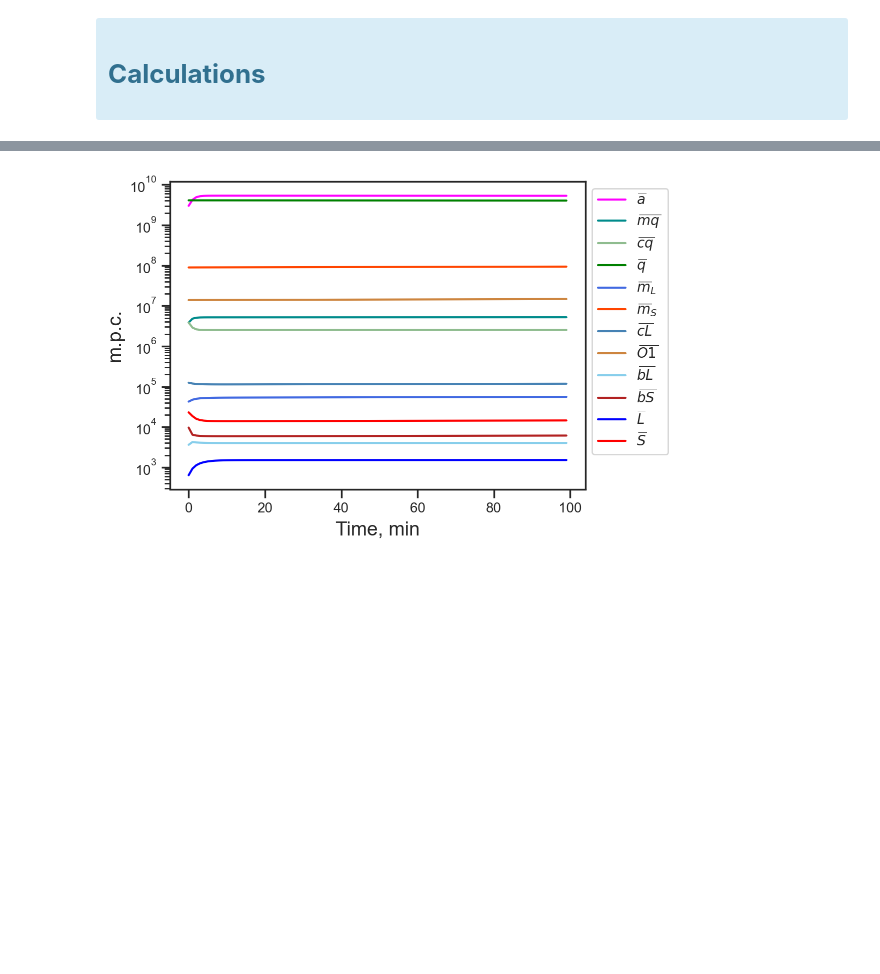
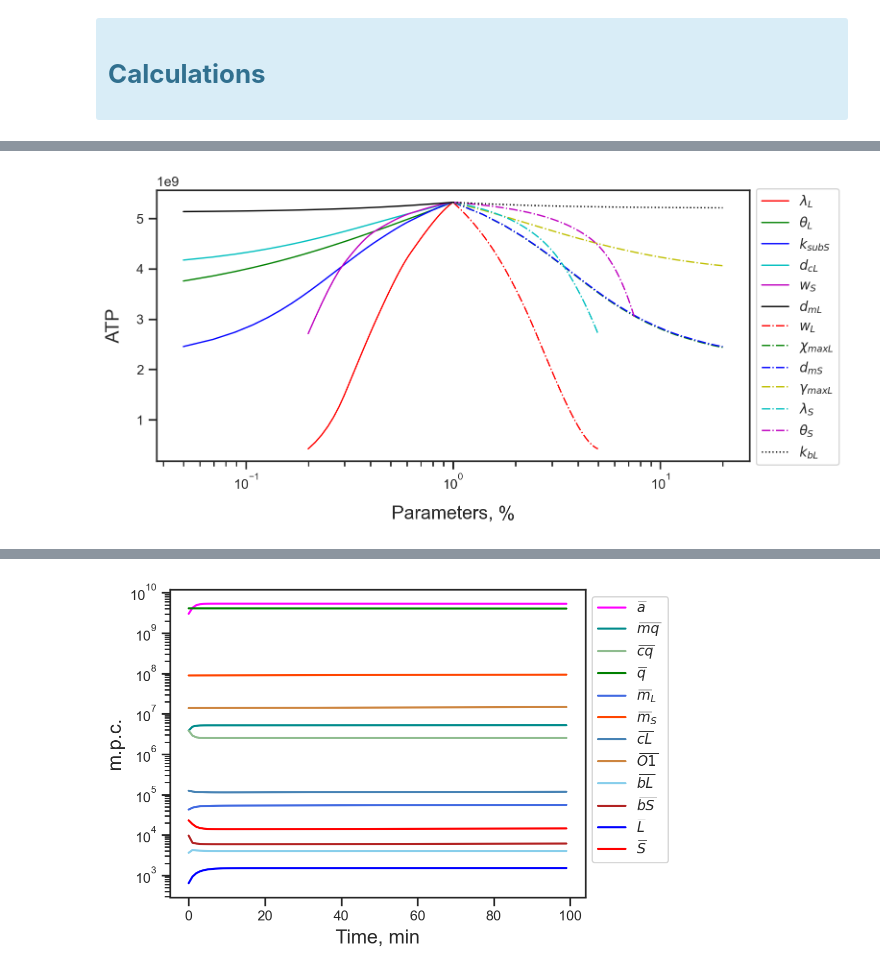
Before and after one commit to SeriySamuray/TE_model_deterministic, a Jupyter notebook: TE_model_deterministic.ipynb, the cells around one changed output, grey strips where cells are left out. Saved outputs shown, nothing was run; the diff lists cells and outputs as text; code cells hidden in the pictures; blank space fills up the shorter version.

```diff
--- a/TE_model_deterministic.ipynb
+++ b/TE_model_deterministic.ipynb
@@ -552,0 +1113,77 @@ def solve_syst_par(y):
+# %%
+# Set linestyles
+line_style1 = [
+    'r-',
+    'g-',
+    'b-',
+    'c-',
+    'm-',
+    'k-',
+]
+
+line_style2 = [
+    'r-.',
+    'g-.',
+    'b-.',
+    'y-.',
+    'c-.',
+    'm-.',
+    'k:',
+]
+# %%
+# PLot ATP by parameters
+fig, ax = plt.subplots(figsize=(8,4))
+
+# Process positive
+i = 0
+for name,s in df_a_pos.iterrows():
+    # interpolate
+    x = df_a_pos.columns.values
+    y = s.values
+    mask = ~np.isnan(y)
+    x = x[mask]
+    y = y[mask]
+    X_Y_Spline = interp1d(x, y, kind='quadratic')
+    x1 = np.linspace(x.min(), x.max(), 50)
+    y1 = X_Y_Spline(x1)
+    # Plot
+    ax.plot(x1, y1, line_style1[i], label=par_dict_names[name])
+    i += 1
+
+# Process negative
+i = 0
+for name,s in df_a_neg.iterrows():
+    # interpolate
+    x = df_a_neg.columns.values
+    y = s.values
+    mask = ~np.isnan(y)
+    x = x[mask]
+    y = y[mask]
+    X_Y_Spline = interp1d(x, y, kind='quadratic')
+    x1 = np.linspace(x.min(), x.max(), 50)
+    y1 = X_Y_Spline(x1)
+    # Plot
+    ax.plot(x1, y1, line_style2[i], label=par_dict_names[name])
+    i += 1
+
+### Set axes
+#plt.grid()
+ticks = np.append(cfs_pos[::-2],cfs_neg[1::2])
+tick_labels = ticks.astype(str)
+ax.set_xticks(ticks,tick_labels)
+ax.set_xlabel("Parameters, %", labelpad = 10)
+ax.set_ylabel(r'ATP', rotation = 90, labelpad = 10)
+ax.set_xscale('log')
+#ax.set_yscale('log')
+ax.axis('auto')
+ax.legend(bbox_to_anchor=[1.,1.03])
+plt.tight_layout()
+#plt.name()
+
+# Save figure
+fig_name = "ATP_par"
+if save_pic: plt.savefig(dir_pic+f"{fig_name}.png", bbox_inches='tight')
+if save_svg: plt.savefig(dir_svg+f"{fig_name}.svg", bbox_inches='tight')
+plt.show()
+# %% [output]
+[figure, added]
```
Also changed, not shown: parts of 40 cells of this notebook.
